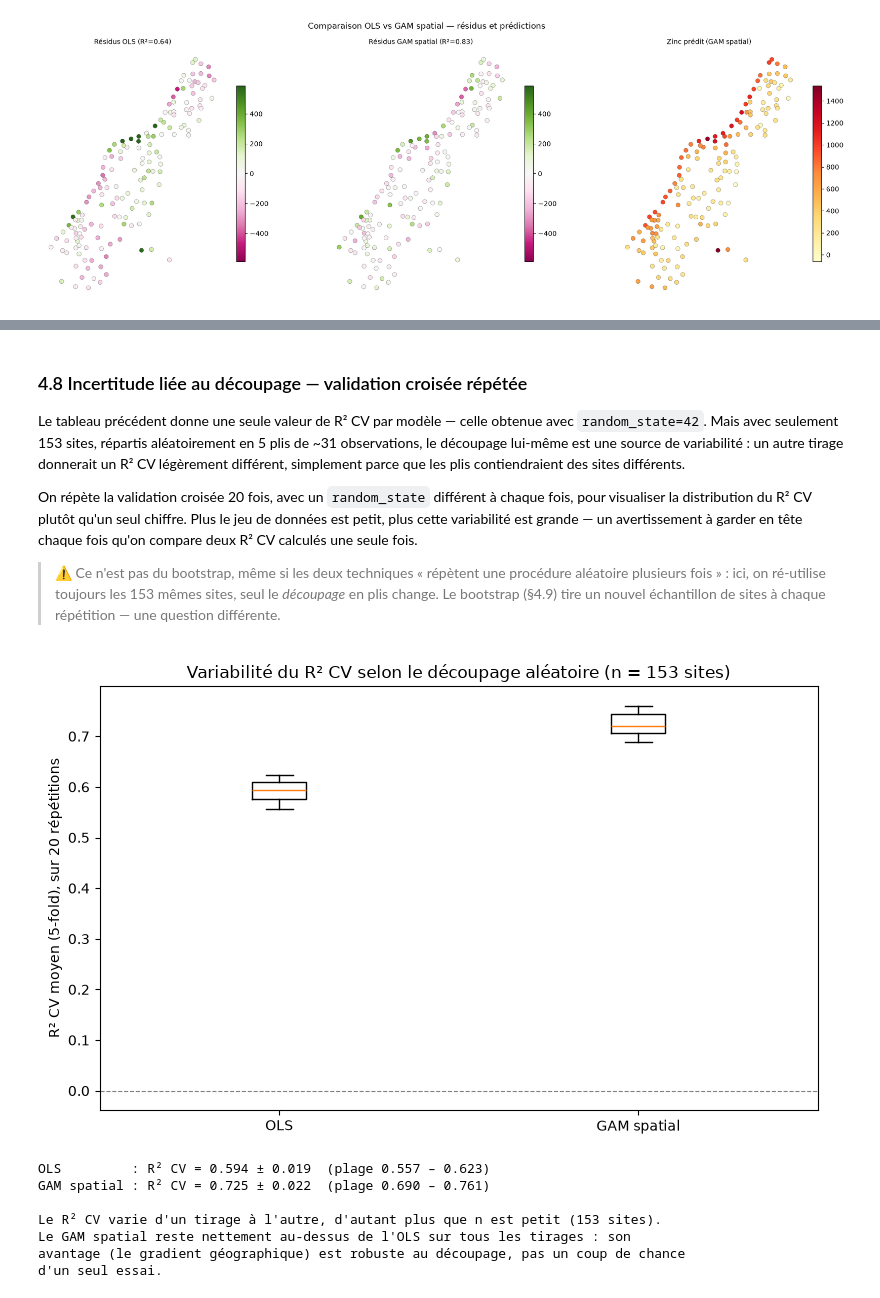
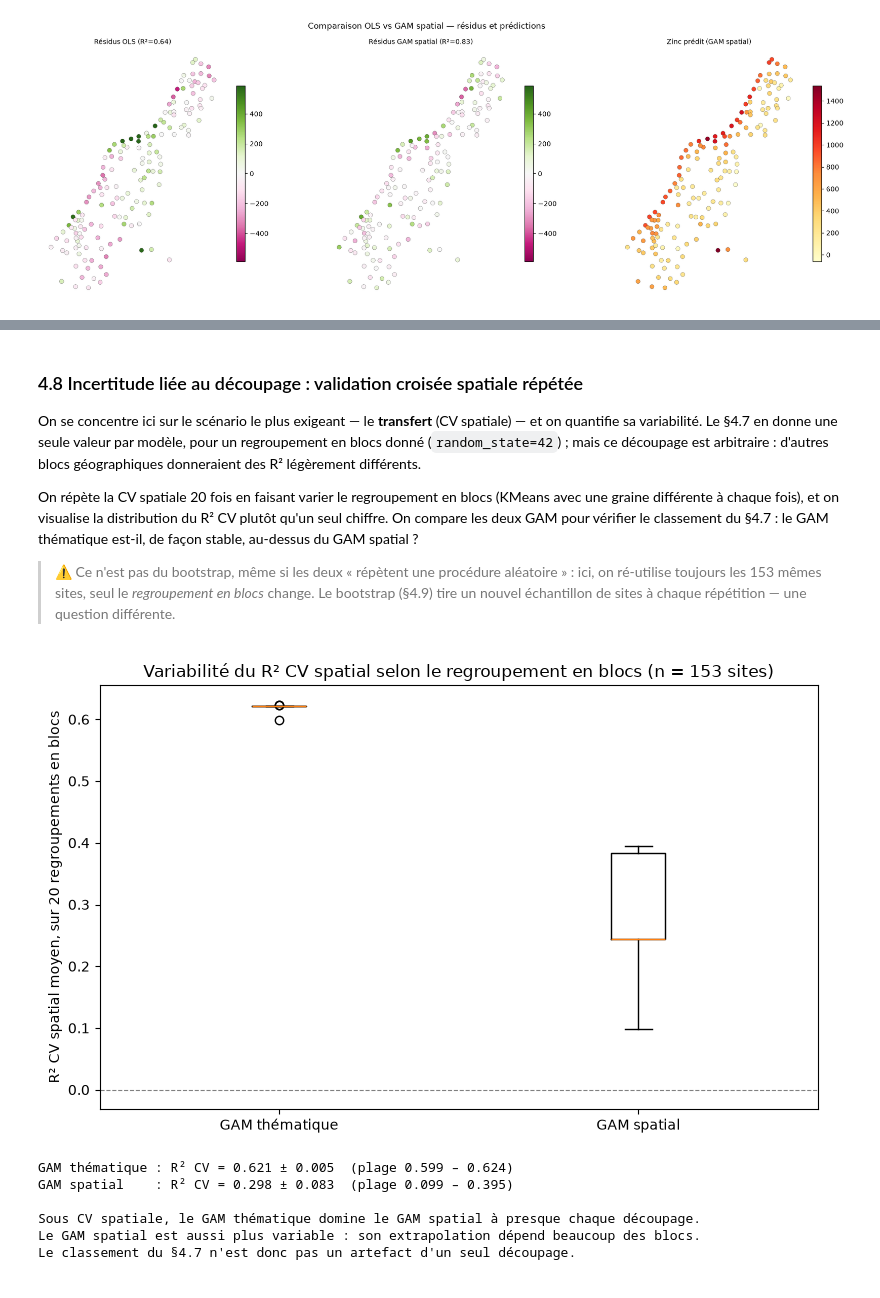
Before and after one commit to gse-unil/2026_Geoinformatique_II, a Jupyter notebook: tps/python/tp-py03.ipynb, the cells around one changed output, grey strips where cells are left out. Drawn from its saved outputs; the diff is of its cells as text; code cells hidden in the pictures.

```diff
--- a/tps/python/tp-py03.ipynb
+++ b/tps/python/tp-py03.ipynb
@@ -786,47 +789,46 @@ Polynomial (deg. 2)            0.707           0.588           0.093
 # %% [markdown]
-### 4.8 Incertitude liée au découpage — validation croisée répétée
+### 4.8 Incertitude liée au découpage : validation croisée spatiale répétée
 
-Le tableau précédent donne une seule valeur de R² CV par modèle — celle obtenue avec `random_state=42`. Mais avec seulement 153 sites, répartis aléatoirement en 5 plis de ~31 observations, le découpage lui-même est une source de variabilité : un autre tirage donnerait un R² CV légèrement différent, simplement parce que les plis contiendraient des sites différents.
+On se concentre ici sur le scénario le plus exigeant — le **transfert** (CV spatiale) — et on quantifie sa variabilité. Le §4.7 en donne une seule valeur par modèle, pour un regroupement en blocs donné (`random_state=42`) ; mais ce découpage est arbitraire : d'autres blocs géographiques donneraient des R² légèrement différents.
 
-On répète la validation croisée 20 fois, avec un `random_state` différent à chaque fois, pour visualiser la distribution du R² CV plutôt qu'un seul chiffre. Plus le jeu de données est petit, plus cette variabilité est grande — un avertissement à garder en tête chaque fois qu'on compare deux R² CV calculés une seule fois.
+On répète la CV spatiale 20 fois en faisant varier le regroupement en blocs (KMeans avec une graine différente à chaque fois), et on visualise la distribution du R² CV plutôt qu'un seul chiffre. On compare les deux GAM pour vérifier le classement du §4.7 : le GAM thématique est-il, de façon stable, au-dessus du GAM spatial ?
 
-> ⚠️ Ce n'est pas du bootstrap, même si les deux techniques « répètent une procédure aléatoire plusieurs fois » : ici, on ré-utilise toujours les 153 mêmes sites, seul le *découpage* en plis change. Le bootstrap (§4.9) tire un nouvel échantillon de sites à chaque répétition — une question différente.
+> ⚠️ Ce n'est pas du bootstrap, même si les deux « répètent une procédure aléatoire » : ici, on ré-utilise toujours les 153 mêmes sites, seul le *regroupement en blocs* change. Le bootstrap (§4.9) tire un nouvel échantillon de sites à chaque répétition — une question différente.
 # %%
 n_repeats = 20
-r2_repeats_ols    = []
-r2_repeats_gam_sp = []
+r2_repeats_th = []
+r2_repeats_sp = []
 for seed in range(n_repeats):
-    kf_r = KFold(n_splits=5, shuffle=True, random_state=seed)
-    r2_repeats_ols.append(cross_val_score(LinearRegression(), X_th, y, cv=kf_r, scoring='r2').mean())
-    r2_repeats_gam_sp.append(cross_val_score(pipe_sp, X_sp, y, cv=kf_r, scoring='r2').mean())
+    groups_r = KMeans(n_clusters=5, n_init=10, random_state=seed).fit_predict(meuse[['x', 'y']])
+    gkf_r = GroupKFold(n_splits=5)
+    r2_repeats_th.append(cross_val_score(pipe_th, X_th, y, cv=gkf_r, groups=groups_r, scoring='r2').mean())
+    r2_repeats_sp.append(cross_val_score(pipe_sp, X_sp, y, cv=gkf_r, groups=groups_r, scoring='r2').mean())
 
-r2_repeats_ols    = np.array(r2_repeats_ols)
-r2_repeats_gam_sp = np.array(r2_repeats_gam_sp)
+r2_repeats_th = np.array(r2_repeats_th)
+r2_repeats_sp = np.array(r2_repeats_sp)
 
 fig, ax = plt.subplots(figsize=(8, 5))
-ax.boxplot([r2_repeats_ols, r2_repeats_gam_sp], tick_labels=['OLS', 'GAM spatial'])
+ax.boxplot([r2_repeats_th, r2_repeats_sp], tick_labels=['GAM thématique', 'GAM spatial'])
 ax.axhline(0, color='grey', linewidth=0.8, linestyle='--')
-ax.set_ylabel(f'R² CV moyen (5-fold), sur {n_repeats} répétitions')
-ax.set_title(f'Variabilité du R² CV selon le découpage aléatoire (n = {len(y)} sites)')
+ax.set_ylabel(f'R² CV spatial moyen, sur {n_repeats} regroupements en blocs')
+ax.set_title(f'Variabilité du R² CV spatial selon le regroupement en blocs (n = {len(y)} sites)')
 plt.tight_layout()
 plt.show()
 
-print(f"OLS         : R² CV = {r2_repeats_ols.mean():.3f} ± {r2_repeats_ols.std():.3f}  "
-      f"(plage {r2_repeats_ols.min():.3f} – {r2_repeats_ols.max():.3f})")
-print(f"GAM spatial : R² CV = {r2_repeats_gam_sp.mean():.3f} ± {r2_repeats_gam_sp.std():.3f}  "
-      f"(plage {r2_repeats_gam_sp.min():.3f} – {r2_repeats_gam_sp.max():.3f})")
+print(f"GAM thématique : R² CV = {r2_repeats_th.mean():.3f} ± {r2_repeats_th.std():.3f}  "
+      f"(plage {r2_repeats_th.min():.3f} – {r2_repeats_th.max():.3f})")
+print(f"GAM spatial    : R² CV = {r2_repeats_sp.mean():.3f} ± {r2_repeats_sp.std():.3f}  "
+      f"(plage {r2_repeats_sp.min():.3f} – {r2_repeats_sp.max():.3f})")
 print()
-print("Le R² CV varie d'un tirage à l'autre, d'autant plus que n est petit (153 sites).")
-print("Le GAM spatial reste nettement au-dessus de l'OLS sur tous les tirages : son")
-print("avantage (le gradient géographique) est robuste au découpage, pas un coup de chance")
-print("d'un seul essai.")
+print("Sous CV spatiale, le GAM thématique domine le GAM spatial à presque chaque découpage.")
+print("Le GAM spatial est aussi plus variable : son extrapolation dépend beaucoup des blocs.")
+print("Le classement du §4.7 n'est donc pas un artefact d'un seul découpage.")
 # %% [output]
-[figure, old version]
+[figure, new version]
-OLS         : R² CV = 0.594 ± 0.019  (plage 0.557 – 0.623)
-GAM spatial : R² CV = 0.725 ± 0.022  (plage 0.690 – 0.761)
+GAM thématique : R² CV = 0.621 ± 0.005  (plage 0.599 – 0.624)
+GAM spatial    : R² CV = 0.298 ± 0.083  (plage 0.099 – 0.395)
 
-Le R² CV varie d'un tirage à l'autre, d'autant plus que n est petit (153 sites).
-Le GAM spatial reste nettement au-dessus de l'OLS sur tous les tirages : son
-avantage (le gradient géographique) est robuste au découpage, pas un coup de chance
-d'un seul essai.
+Sous CV spatiale, le GAM thématique domine le GAM spatial à presque chaque découpage.
+Le GAM spatial est aussi plus variable : son extrapolation dépend beaucoup des blocs.
+Le classement du §4.7 n'est donc pas un artefact d'un seul découpage.
 # %% [markdown]
```
Also changed, not shown: parts of 8 cells of this notebook, 3 other files.
